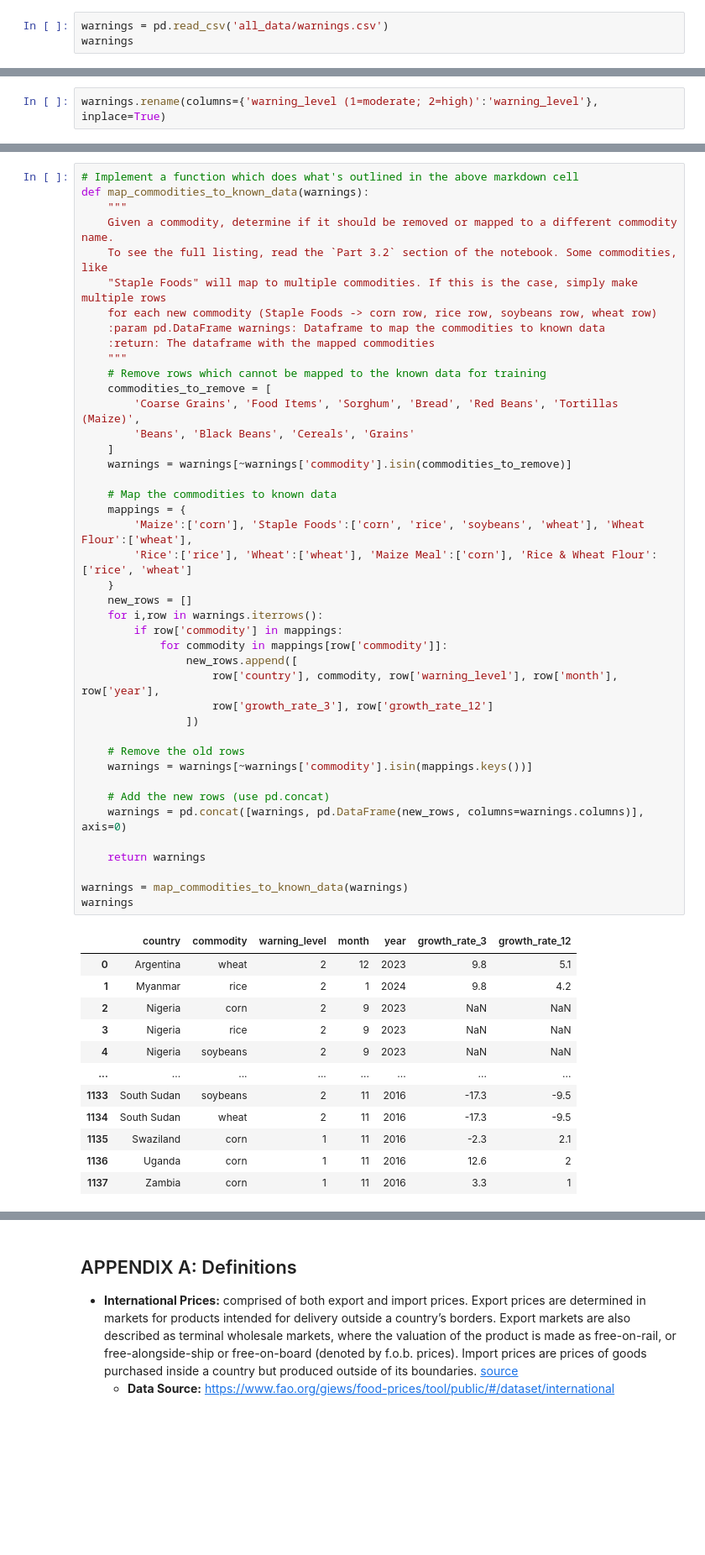
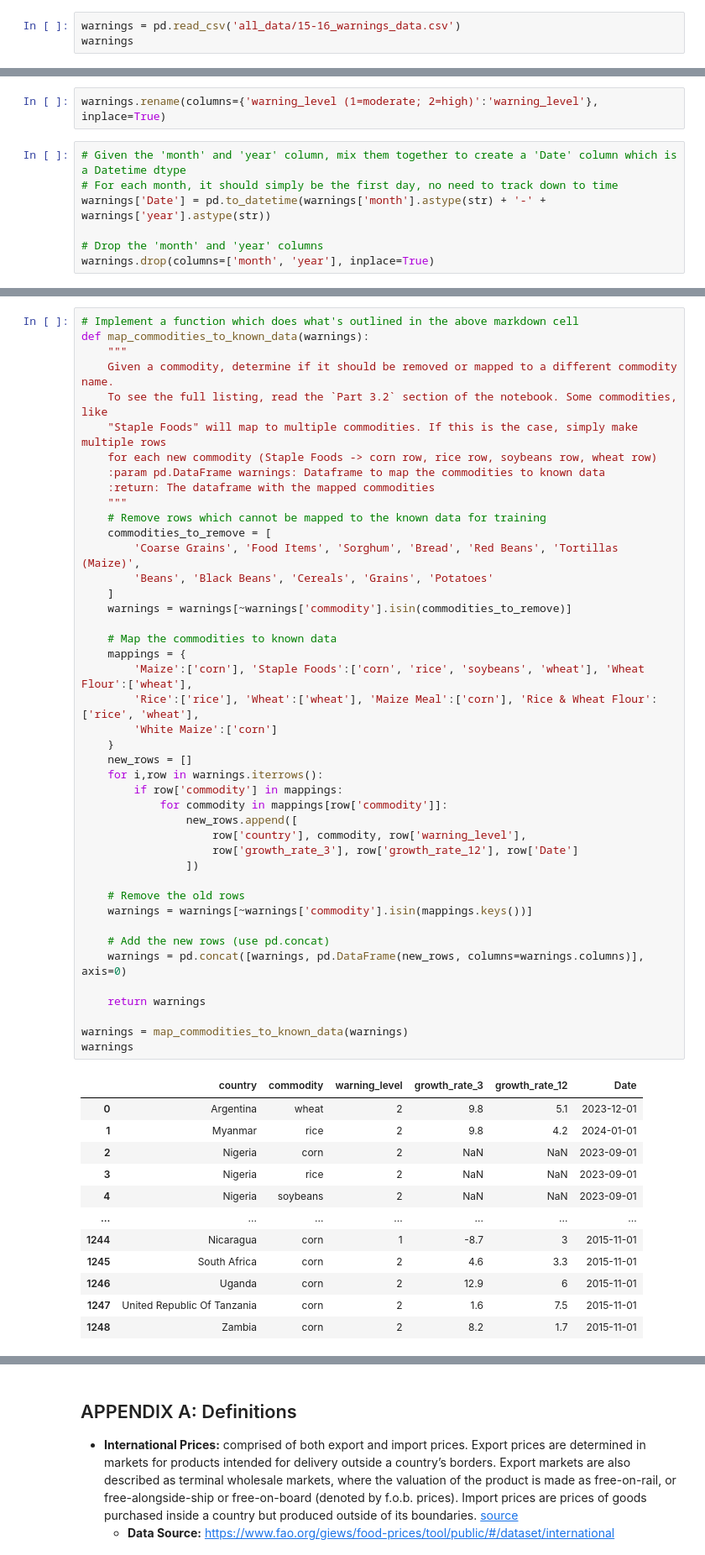
Before and after one commit to Benja-Pauls/Predicting-Commodity-Food-Pricing, a Jupyter notebook: data_analysis.ipynb, the cells around one changed output, grey strips where cells are left out. Shown at 84% size. Cells and saved outputs as stored; diff of their text form; blank space fills up the shorter version.

```diff
--- a/data_analysis.ipynb
+++ b/data_analysis.ipynb
@@ -1493,7 +1491,7 @@ This section will analyze how the articles and article sentiment has changed ove
 # %% [markdown]
 ## Part 3: Getting Data Ready For Warning Model
 # %%
-warnings = pd.read_csv('all_data/warnings.csv')
+warnings = pd.read_csv('all_data/15-16_warnings_data.csv')
 warnings
 # %% [output]
 |  | country | commodity | warning_level (1=moderate; 2=high) | month | year | growth_rate_3 | growth_rate_12 |
@@ -1535,4 +1533,11 @@ array(['Nigeria', 'South Sudan', 'Sudan', 'Haiti', 'Zimbabwe'],
       dtype=object)
 # %%
 warnings.rename(columns={'warning_level (1=moderate; 2=high)':'warning_level'}, inplace=True)
+# %%
+# Given the 'month' and 'year' column, mix them together to create a 'Date' column which is a Datetime dtype
+# For each month, it should simply be the first day, no need to track down to time
+warnings['Date'] = pd.to_datetime(warnings['month'].astype(str) + '-' + warnings['year'].astype(str))
+
+# Drop the 'month' and 'year' columns
+warnings.drop(columns=['month', 'year'], inplace=True)
 # %% [markdown]
@@ -1583,46 +1588,47 @@ def map_commodities_to_known_data(warnings):
     :return: The dataframe with the mapped commodities
     """
     # Remove rows which cannot be mapped to the known data for training
     commodities_to_remove = [
         'Coarse Grains', 'Food Items', 'Sorghum', 'Bread', 'Red Beans', 'Tortillas (Maize)',
-        'Beans', 'Black Beans', 'Cereals', 'Grains'
+        'Beans', 'Black Beans', 'Cereals', 'Grains', 'Potatoes'
     ]
     warnings = warnings[~warnings['commodity'].isin(commodities_to_remove)]
 
     # Map the commodities to known data
     mappings = {
         'Maize':['corn'], 'Staple Foods':['corn', 'rice', 'soybeans', 'wheat'], 'Wheat Flour':['wheat'],
-        'Rice':['rice'], 'Wheat':['wheat'], 'Maize Meal':['corn'], 'Rice & Wheat Flour':['rice', 'wheat']
+        'Rice':['rice'], 'Wheat':['wheat'], 'Maize Meal':['corn'], 'Rice & Wheat Flour':['rice', 'wheat'],
+        'White Maize':['corn']
     }
     new_rows = []
     for i,row in warnings.iterrows():
         if row['commodity'] in mappings:
             for commodity in mappings[row['commodity']]:
                 new_rows.append([
-                    row['country'], commodity, row['warning_level'], row['month'], row['year'],
-                    row['growth_rate_3'], row['growth_rate_12']
+                    row['country'], commodity, row['warning_level'],
+                    row['growth_rate_3'], row['growth_rate_12'], row['Date']
                 ])
 
     # Remove the old rows
     warnings = warnings[~warnings['commodity'].isin(mappings.keys())]
 
     # Add the new rows (use pd.concat)
     warnings = pd.concat([warnings, pd.DataFrame(new_rows, columns=warnings.columns)], axis=0)
 
     return warnings
 
 warnings = map_commodities_to_known_data(warnings)
 warnings
 # %% [output]
-|  | country | commodity | warning_level | month | year | growth_rate_3 | growth_rate_12 |
-| 0 | Argentina | wheat | 2 | 12 | 2023 | 9.8 | 5.1 |
-| 1 | Myanmar | rice | 2 | 1 | 2024 | 9.8 | 4.2 |
-| 2 | Nigeria | corn | 2 | 9 | 2023 | NaN | NaN |
-| 3 | Nigeria | rice | 2 | 9 | 2023 | NaN | NaN |
-| 4 | Nigeria | soybeans | 2 | 9 | 2023 | NaN | NaN |
-| ... | ... | ... | ... | ... | ... | ... | ... |
-| 1133 | South Sudan | soybeans | 2 | 11 | 2016 | -17.3 | -9.5 |
-| 1134 | South Sudan | wheat | 2 | 11 | 2016 | -17.3 | -9.5 |
-| 1135 | Swaziland | corn | 1 | 11 | 2016 | -2.3 | 2.1 |
-| 1136 | Uganda | corn | 1 | 11 | 2016 | 12.6 | 2 |
-| 1137 | Zambia | corn | 1 | 11 | 2016 | 3.3 | 1 |
+|  | country | commodity | warning_level | growth_rate_3 | growth_rate_12 | Date |
+| 0 | Argentina | wheat | 2 | 9.8 | 5.1 | 2023-12-01 |
+| 1 | Myanmar | rice | 2 | 9.8 | 4.2 | 2024-01-01 |
+| 2 | Nigeria | corn | 2 | NaN | NaN | 2023-09-01 |
+| 3 | Nigeria | rice | 2 | NaN | NaN | 2023-09-01 |
+| 4 | Nigeria | soybeans | 2 | NaN | NaN | 2023-09-01 |
+| ... | ... | ... | ... | ... | ... | ... |
+| 1244 | Nicaragua | corn | 1 | -8.7 | 3 | 2015-11-01 |
+| 1245 | South Africa | corn | 2 | 4.6 | 3.3 | 2015-11-01 |
+| 1246 | Uganda | corn | 2 | 12.9 | 6 | 2015-11-01 |
+| 1247 | United Republic Of Tanzania | corn | 2 | 1.6 | 7.5 | 2015-11-01 |
+| 1248 | Zambia | corn | 2 | 8.2 | 1.7 | 2015-11-01 |
```
Also changed, not shown: parts of 27 cells of this notebook, 3 other files.
